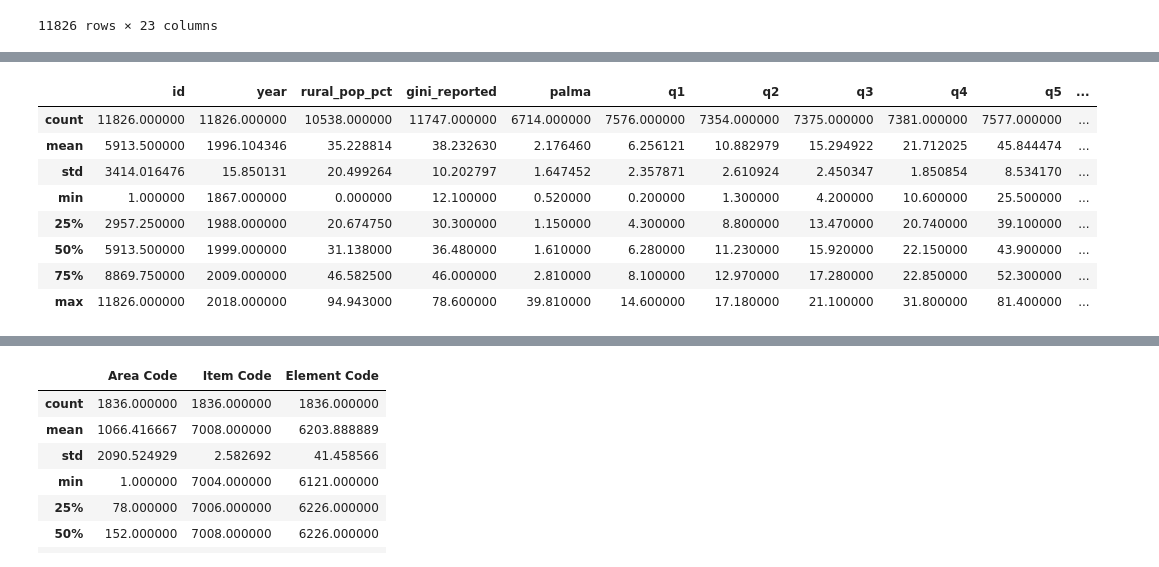
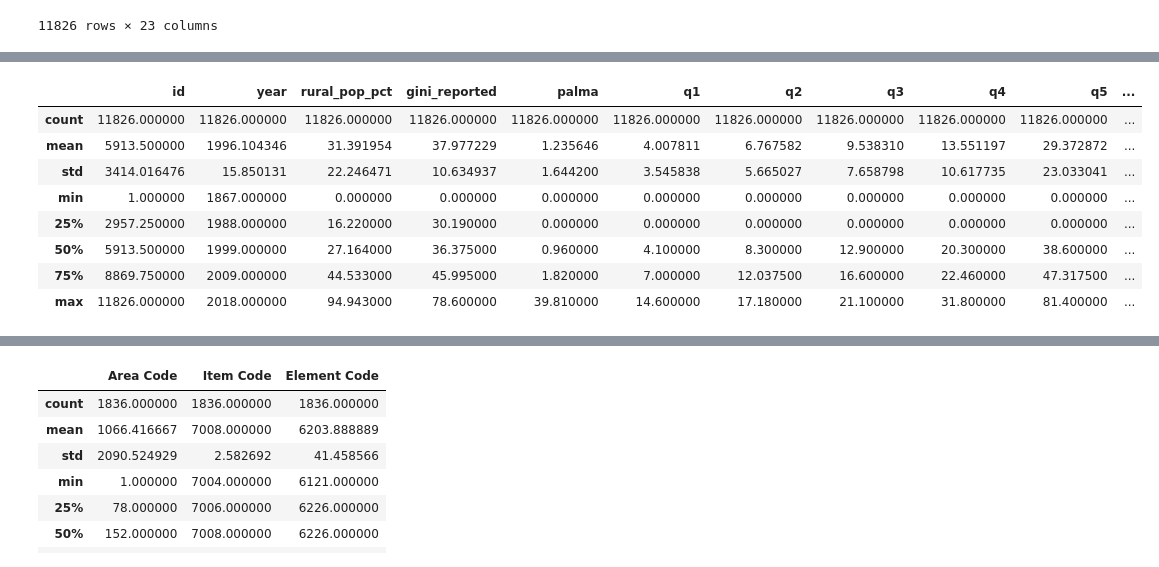
Before and after one commit to janettelau/consumption-patterns, a Jupyter notebook: reading_files_cleaning.ipynb, the cells around one changed output, grey strips where cells are left out. Drawn from its saved outputs; the diff is of its cells as text; code cells hidden in the pictures.

```diff
--- a/reading_files_cleaning.ipynb
+++ b/reading_files_cleaning.ipynb
@@ -87,0 +113,16 @@ global_income_df
+# %%
+# Replacing the NaN value with 0 or '' depending on type of columns
+global_inc_wo_nan_df = global_income_df.fillna( {"rural_pop_pct" : 0,
+                                                'gini_reported': 0,
+                                                'palma' : 0 ,
+                                                'q1' : 0,
+                                                'q2' : 0,
+                                                'q3' : 0,
+                                                'q4' : 0,
+                                                'q5' : 0,
+                                                'resource' : '',
+                                                'reference_unit' : '',
+                                                'pop_gdp' : 0,
+                                                'population' : 0,
+                                                'staple_demand' : 0   })
+global_inc_wo_nan_df
@@ -88,14 +163,14 @@ global_income_df
 # %%
 # Describe the dataframe for # Global income statistics
 
-global_income_df.describe()
+global_inc_wo_nan_df.describe()
 # %% [output]
 |  | id | year | rural_pop_pct | gini_reported | palma | q1 | q2 | q3 | q4 | q5 | ... |
-| count | 11826.000000 | 11826.000000 | 10538.000000 | 11747.000000 | 6714.000000 | 7576.000000 | 7354.000000 | 7375.000000 | 7381.000000 | 7577.000000 | ... |
-| mean | 5913.500000 | 1996.104346 | 35.228814 | 38.232630 | 2.176460 | 6.256121 | 10.882979 | 15.294922 | 21.712025 | 45.844474 | ... |
-| std | 3414.016476 | 15.850131 | 20.499264 | 10.202797 | 1.647452 | 2.357871 | 2.610924 | 2.450347 | 1.850854 | 8.534170 | ... |
-| min | 1.000000 | 1867.000000 | 0.000000 | 12.100000 | 0.520000 | 0.200000 | 1.300000 | 4.200000 | 10.600000 | 25.500000 | ... |
-| 25% | 2957.250000 | 1988.000000 | 20.674750 | 30.300000 | 1.150000 | 4.300000 | 8.800000 | 13.470000 | 20.740000 | 39.100000 | ... |
-| 50% | 5913.500000 | 1999.000000 | 31.138000 | 36.480000 | 1.610000 | 6.280000 | 11.230000 | 15.920000 | 22.150000 | 43.900000 | ... |
-| 75% | 8869.750000 | 2009.000000 | 46.582500 | 46.000000 | 2.810000 | 8.100000 | 12.970000 | 17.280000 | 22.850000 | 52.300000 | ... |
+| count | 11826.000000 | 11826.000000 | 11826.000000 | 11826.000000 | 11826.000000 | 11826.000000 | 11826.000000 | 11826.000000 | 11826.000000 | 11826.000000 | ... |
+| mean | 5913.500000 | 1996.104346 | 31.391954 | 37.977229 | 1.235646 | 4.007811 | 6.767582 | 9.538310 | 13.551197 | 29.372872 | ... |
+| std | 3414.016476 | 15.850131 | 22.246471 | 10.634937 | 1.644200 | 3.545838 | 5.665027 | 7.658798 | 10.617735 | 23.033041 | ... |
+| min | 1.000000 | 1867.000000 | 0.000000 | 0.000000 | 0.000000 | 0.000000 | 0.000000 | 0.000000 | 0.000000 | 0.000000 | ... |
+| 25% | 2957.250000 | 1988.000000 | 16.220000 | 30.190000 | 0.000000 | 0.000000 | 0.000000 | 0.000000 | 0.000000 | 0.000000 | ... |
+| 50% | 5913.500000 | 1999.000000 | 27.164000 | 36.375000 | 0.960000 | 4.100000 | 8.300000 | 12.900000 | 20.300000 | 38.600000 | ... |
+| 75% | 8869.750000 | 2009.000000 | 44.533000 | 45.995000 | 1.820000 | 7.000000 | 12.037500 | 16.600000 | 22.460000 | 47.317500 | ... |
 | max | 11826.000000 | 2018.000000 | 94.943000 | 78.600000 | 39.810000 | 14.600000 | 17.180000 | 21.100000 | 31.800000 | 81.400000 | ... |
```
Also changed, not shown: parts of 31 cells of this notebook.
